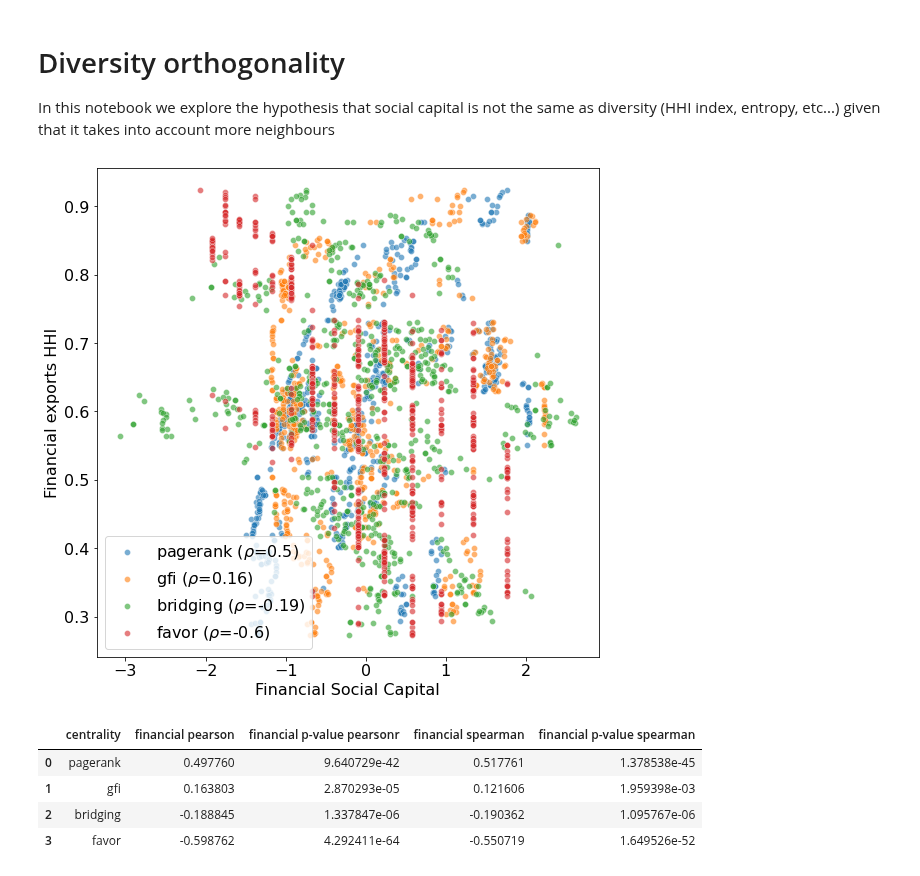
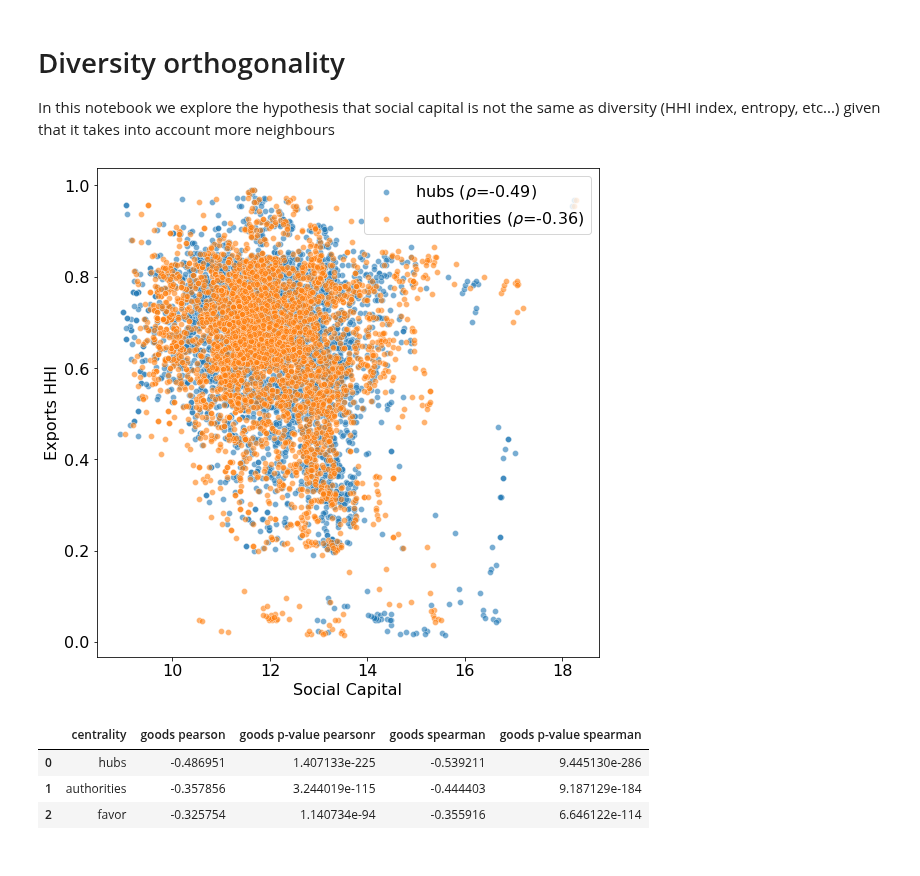
Before and after one commit to jaimeoliver1/social_capital_in_trade_networks, a Jupyter notebook: notebooks/07_diversity_orthogonality.ipynb, the cells around one changed output. Saved outputs shown, nothing was run; the diff lists cells and outputs as text; code cells hidden in the pictures.

Commit message:
misc updated notebooks

```diff
--- a/notebooks/07_diversity_orthogonality.ipynb
+++ b/notebooks/07_diversity_orthogonality.ipynb
@@ -5,7 +5,7 @@ In this notebook we explore the hypothesis that social capital is not the same a
 try:
     output_filepath
 except:
-    output_filepath = '../data/processed/'
+    output_filepath = 's3://workspaces-clarity-mgmt-pro/jaime.oliver/misc/social_capital/data/processed/'
 # %%
 
 import os
@@ -22,40 +19,59 @@ centralities = ['pagerank', 'gfi', 'bridging', 'favor']
+# %%
+df = pd.read_parquet(os.path.join(output_filepath, 'panel_data.parquet'))
+df = df[df.year.between(1995, 2016)]
+
+centralities = ['hubs', 'authorities', 'favor']
+networks = ['financial', 'goods', 'human']
+
+for c in [f'{n}_{c}' for c in centralities for n in networks]:
+    df[c] = df[c].map(lambda x: np.log1p(x*1.e8))
+
+all_centralities = [f'{n}_{c}' for c in centralities for n in networks]
+all_centralities.remove('goods_favor')
+all_centralities.remove('financial_favor')
 # %%
+network = 'financial'
+network = 'human'
+network = 'goods'
+
 plt.rcParams.update({'font.size': 16})
 fig, ax = plt.subplots(figsize=(9,9))
 
-for c in centralities:
-    sns.scatterplot(df['financial_'+c],
-                y = df['financial_hhi'],
-                ax=ax,
-                label = c,
-                alpha = 0.6)
+for nc in all_centralities:
 
-plt.xlabel('Financial Social Capital')
-plt.ylabel('Financial exports HHI')
+    n, c = nc.split('_')
+    if network == n:
+        sns.scatterplot(df[nc],
+                    y = df['financial_hhi'],
+                    ax=ax,
+                    label = c,
+                    alpha = 0.6)
+
+plt.xlabel('Social Capital')
+plt.ylabel('Exports HHI')
 
 plt.legend()
 leg = ax.get_legend()
 L_labels = leg.get_texts()
 for i, l in enumerate(L_labels):
     centrality = l.get_text()
-    corr = pearsonr(df['financial_hhi'], df['financial_' + centrality])[0]
+    corr = pearsonr(df[f'{network}_hhi'], df[f'{network}_' + centrality])[0]
     text = centrality + f' ($\\rho$={round(corr,2)})'
     L_labels[i].set_text(text)
 
-save_to = os.path.join(Path(output_filepath).parent.parent.resolve(), 'reports', 'figures', 'financial_social_capital_vs_diversification.png')
+save_to = os.path.join(Path(os.getcwd()).parent.resolve(), 'reports', 'figures', f'{network}_social_capital_vs_diversification.png')
 plt.savefig(save_to)
 plt.show()
 
 df_correlations = pd.DataFrame({'centrality':centralities})
 
-df_correlations['financial pearson'], df_correlations['financial p-value pearsonr'] = zip(*df_correlations.centrality.map(lambda x: pearsonr(df['financial_hhi'], df['financial_'+x])))
-df_correlations['financial spearman'], df_correlations['financial p-value spearman'] = zip(*df_correlations.centrality.map(lambda x: spearmanr(df['financial_hhi'], df['financial_'+x])))
+df_correlations[f'{network} pearson'], df_correlations[f'{network} p-value pearsonr'] = zip(*df_correlations.centrality.map(lambda x: pearsonr(df[f'{network}_hhi'], df[f'{network}_'+x])))
+df_correlations[f'{network} spearman'], df_correlations[f'{network} p-value spearman'] = zip(*df_correlations.centrality.map(lambda x: spearmanr(df[f'{network}_hhi'], df[f'{network}_'+x])))
 
 df_correlations
 # %% [output]
-[figure, old version]
+[figure, new version]
-|  | centrality | financial pearson | financial p-value pearsonr | financial spearman | financial p-value spearman |
-| 0 | pagerank | 0.497760 | 9.640729e-42 | 0.517761 | 1.378538e-45 |
-| 1 | gfi | 0.163803 | 2.870293e-05 | 0.121606 | 1.959398e-03 |
-| 2 | bridging | -0.188845 | 1.337847e-06 | -0.190362 | 1.095767e-06 |
-| 3 | favor | -0.598762 | 4.292411e-64 | -0.550719 | 1.649526e-52 |
+|  | centrality | goods pearson | goods p-value pearsonr | goods spearman | goods p-value spearman |
+| 0 | hubs | -0.486951 | 1.407133e-225 | -0.539211 | 9.445130e-286 |
+| 1 | authorities | -0.357856 | 3.244019e-115 | -0.444403 | 9.187129e-184 |
+| 2 | favor | -0.325754 | 1.140734e-94 | -0.355916 | 6.646122e-114 |
```
Also changed, not shown: parts of 3 cells of this notebook, 3 other files.
